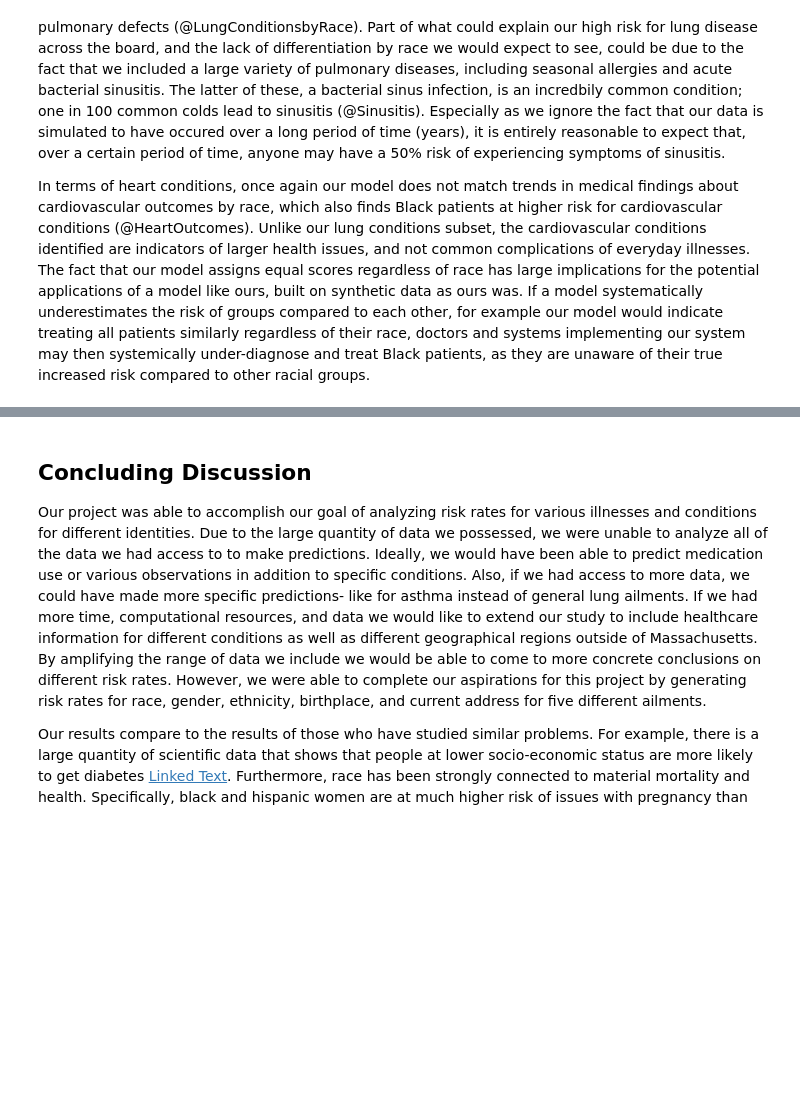
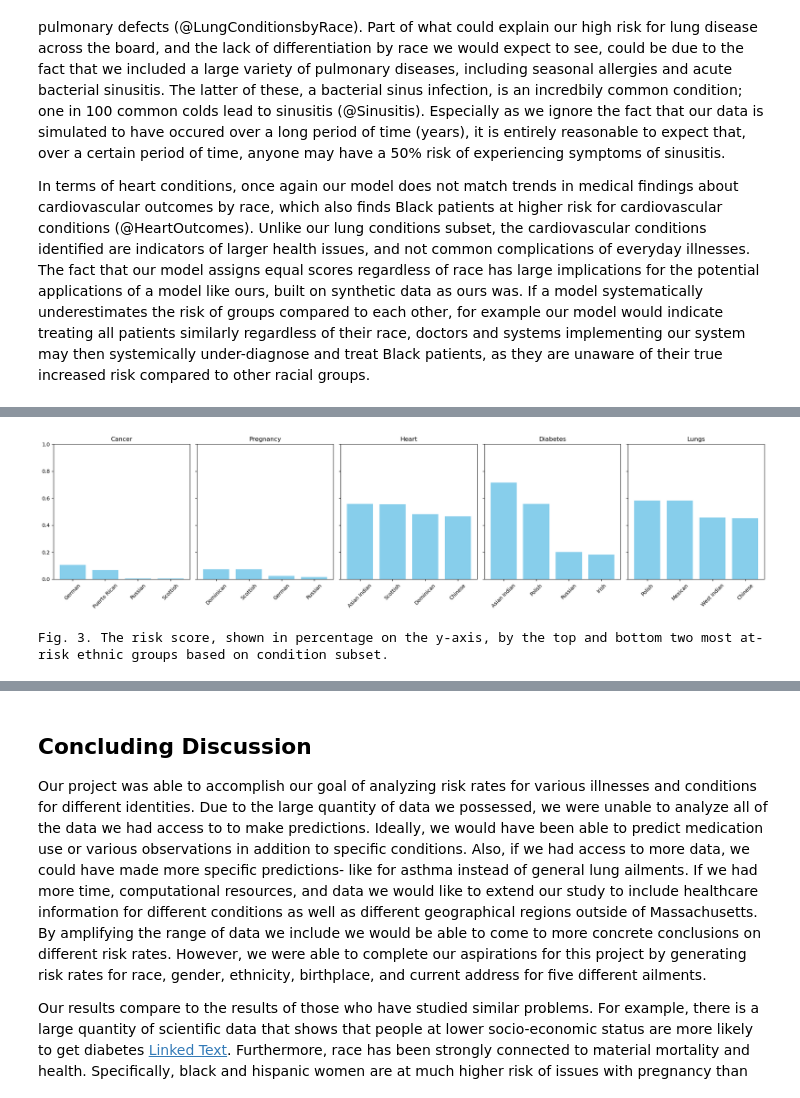
Before and after one commit to esseiple/MedicalBiasJLS, a Jupyter notebook: PostHomePage.ipynb, the cells around one changed output, grey strips where cells are left out. Cells and saved outputs as stored; diff of their text form; code cells hidden in the pictures; blank space fills up the shorter version.

```diff
--- a/PostHomePage.ipynb
+++ b/PostHomePage.ipynb
@@ -105,0 +121,44 @@ In terms of diabetes, our model predicted that Asian patients are more likely to
+# %%
+
+
+cancer = pd.DataFrame()
+preg = pd.DataFrame()
+heart = pd.DataFrame()
+dia = pd.DataFrame()
+lungs = pd.DataFrame()
+
+
+cancer['Ethnicity'] = ['German', 'Puerto Rican', 'Russian', 'Scottish']
+cancer['Risk'] = [0.105675, 0.067085, 0.005342, 0.005342]
+
+preg['Ethnicity'] = ['Dominican', 'Scottish', 'German', "Russian"]
+preg['Risk'] = [0.074523, 0.074523, 0.023289, 0.014905]
+
+
+heart['Ethnicity'] = ['Asian Indian', 'Scottish', 'Dominican', 'Chinese']
+heart['Risk'] = [0.556735, 0.556144, 0.480579, 0.464757]
+
+dia['Ethnicity'] = ['Asian Indian', 'Polish', 'Russian', 'Irish']
+dia['Risk'] = [0.714286, 0.558405, 0.200000, 0.182902]
+
+lungs['Ethnicity'] = ['Polish', 'Mexican', 'West Indian', 'Chinese']
+lungs['Risk'] = [0.583031, 0.580761, 0.457941, 0.451298]
+
+fig, axs = plt.subplots(1, 5, figsize=(20, 5), sharey=True)
+
+for i, (df, title) in enumerate(zip([cancer, preg, heart, dia, lungs], ['Cancer', 'Pregnancy', 'Heart', 'Diabetes', 'Lungs'])):
+    axs[i].bar(df['Ethnicity'], df['Risk'], color='skyblue')
+    axs[i].set_title(title)
+    axs[i].tick_params(axis='x', rotation=45)
+
+# scale y axis by 100 to show percentage
+plt.yscale('linear')
+plt.ylim(0, 1)
+
+plt.tight_layout()
+plt.show()
+
+print('Fig. 3. The risk score, shown in percentage on the y-axis, by the top and bottom two most at-risk ethnic groups based on condition subset.')
+# %% [output]
+[figure, added]
+Fig. 3. The risk score, shown in percentage on the y-axis, by the top and bottom two most at-risk ethnic groups based on condition subset.
```
Also changed, not shown: parts of 6 cells of this notebook, 2 other files.
